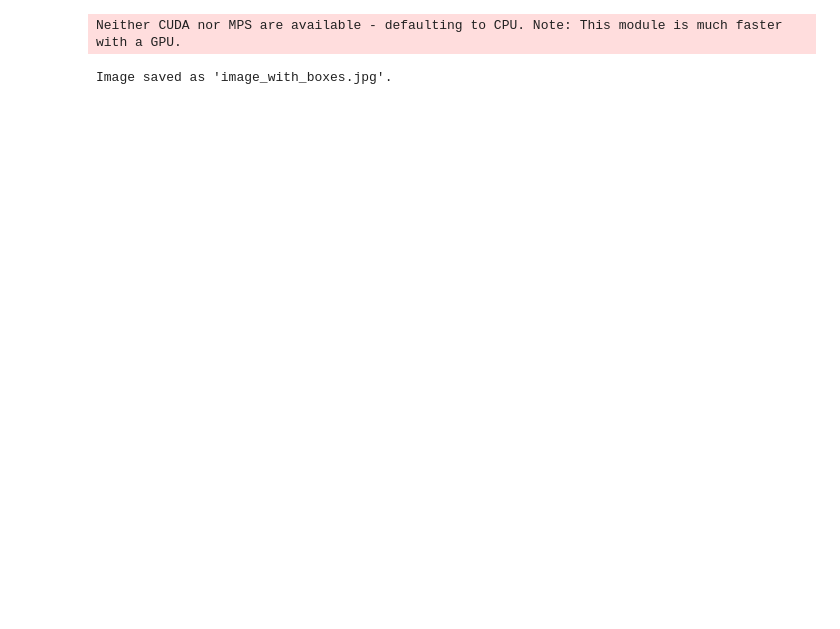
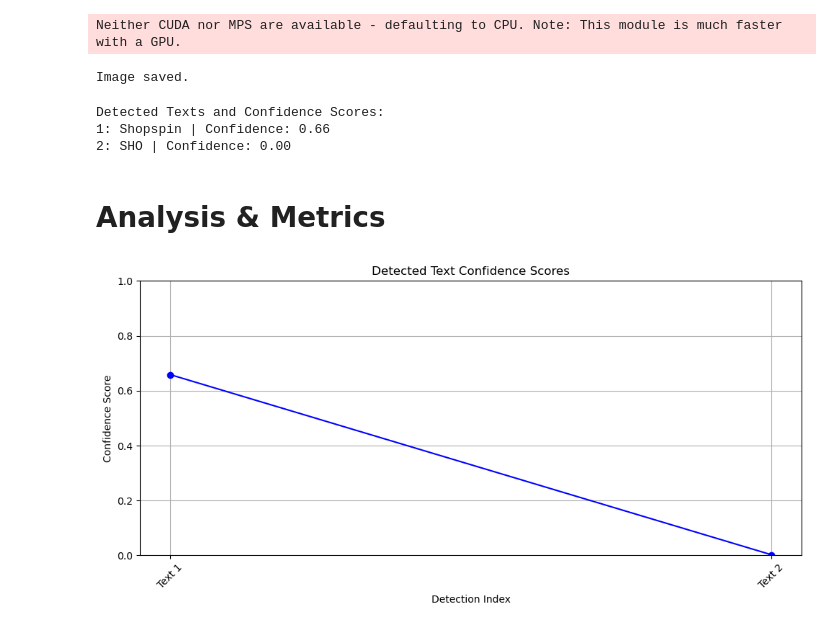
Before and after one commit to MartinLahoumh/SeniorDesign, a Jupyter notebook: Model/EasyOCR/easyocr_model.ipynb, the cells around one changed output. Cells and saved outputs as stored; diff of their text form; code cells hidden in the pictures; blank space fills up the shorter version.

Commit message:
Added analysis/metrics code

```diff
--- a/Model/EasyOCR/easyocr_model.ipynb
+++ b/Model/EasyOCR/easyocr_model.ipynb
@@ -12,18 +17,62 @@ reader = easyocr.Reader(['ch_tra', 'en'])
 # %% [output]
 Neither CUDA nor MPS are available - defaulting to CPU. Note: This module is much faster with a GPU.
 # %%
-img = cv2.imread('test_img.jpg')
+img = cv2.imread('../dataset/IDCAR2015_Dataset/train/training_images/img_40.jpg')
 result = reader.readtext(img)
+# %%
+# Prepare to store detected texts and confidence scores
+detected_texts = []
+confidence_scores = []
 # %%
 # Loop through the results and draw bounding boxes
 for detection in result:
-    top_left = tuple([int(val) for val in detection[0][0]])  # Top-left corner of the bounding box
-    bottom_right = tuple([int(val) for val in detection[0][2]])  # Bottom-right corner of the bounding box
-    cv2.rectangle(img, top_left, bottom_right, (0, 255, 0), 3)  # Draw the rectangle (green box)
+    top_left = tuple([int(val) for val in detection[0][0]])
+    bottom_right = tuple([int(val) for val in detection[0][2]])
 
-# Save the image to a file
-output_path = os.path.join("results", f'result-{count + 1}.jpg')
-cv2.imwrite(output_path, img)
-print("Image saved as 'image_with_boxes.jpg'.")
+    # Draw the rectangle (green box)
+    cv2.rectangle(img, top_left, bottom_right, (0, 255, 0), 3)
+
+    # Extract detected text and confidence score
+    detected_text = detection[1]
+    confidence = detection[2]
+
+    # Store detected text and confidence
+    detected_texts.append(detected_text)
+    confidence_scores.append(confidence)
+
+    # Optionally, display the detected text on the image
+    cv2.putText(img, detected_text, (top_left[0], top_left[1] - 10), cv2.FONT_HERSHEY_SIMPLEX, 0.5, (0, 255, 0), 2)
-# %% [output]
-Image saved as 'image_with_boxes.jpg'.
+# %%
+now = datetime.now()
+datetime_str = now.strftime("%Y%m%d_%H%M%S")
+
+output_path = os.path.join("results", f'result-{datetime_str}.jpg')  # Use a fixed filename or create dynamic filenames
+cv2.imwrite(output_path, img)
+print("Image saved.")
+# %% [output]
+Image saved.
+# %%
+print("Detected Texts and Confidence Scores:")
+
+for i, (text, score) in enumerate(zip(detected_texts, confidence_scores)):
+    print(f"{i + 1}: {text} | Confidence: {score:.2f}")
+# %% [output]
+Detected Texts and Confidence Scores:
+1: Shopspin | Confidence: 0.66
+2: SHO | Confidence: 0.00
+# %% [markdown]
+# Analysis & Metrics
+# %%
+# Plotting the accuracy based on confidence scores
+plt.figure(figsize=(10, 5))
+plt.plot(confidence_scores, marker='o', linestyle='-', color='b')
+plt.title('Detected Text Confidence Scores')
+plt.xlabel('Detection Index')
+plt.ylabel('Confidence Score')
+plt.ylim(0, 1)  # Confidence scores are between 0 and 1
+plt.grid()
+plt.xticks(np.arange(len(detected_texts)), [f'Text {i+1}' for i in range(len(detected_texts))], rotation=45)
+plt.tight_layout()
+plt.show()
+# %% [output]
+[figure, added]
```
Also changed, not shown: parts of 5 cells of this notebook, 4 other files.
